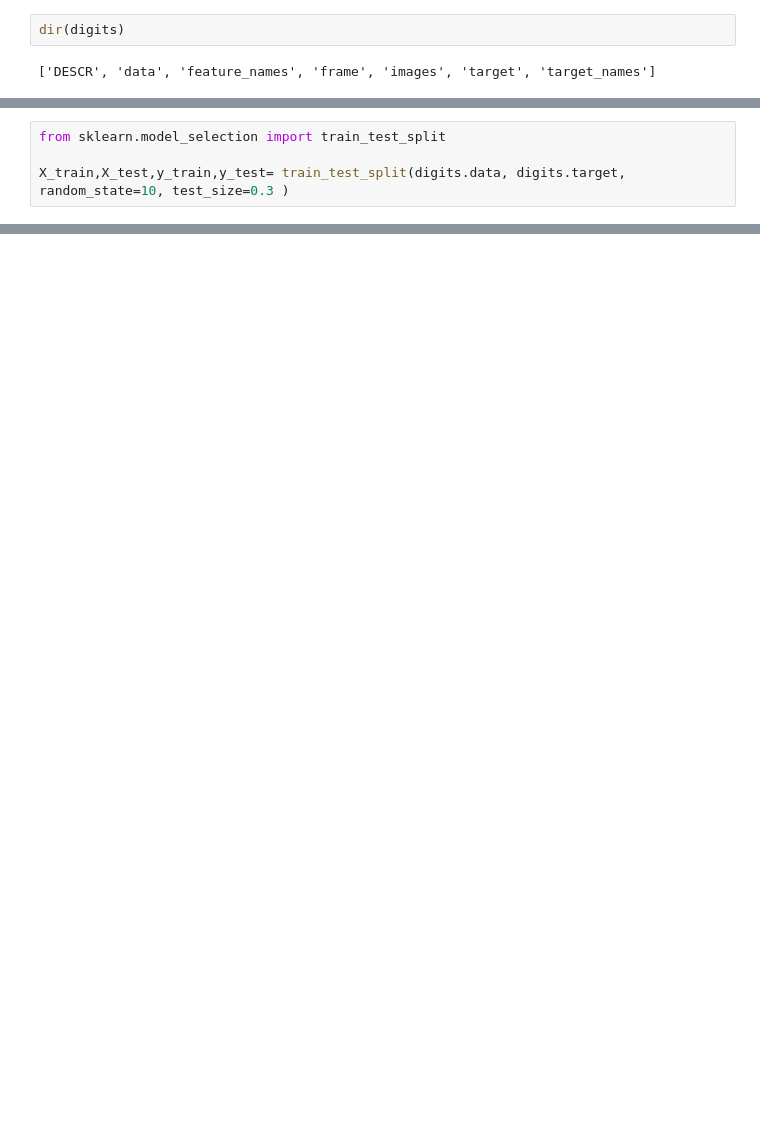
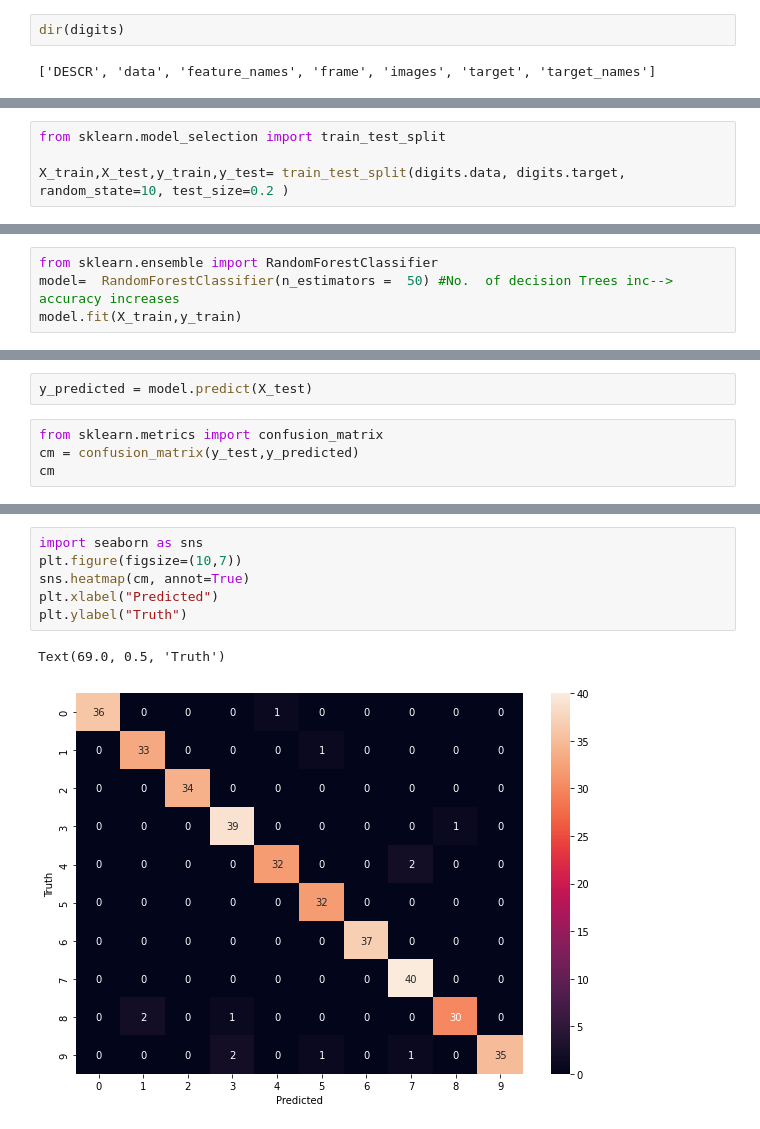
Before and after one commit to Harshita-Batra-1/Machine-Learning-projects, a Jupyter notebook: HandwrittenDigits.ipynb, the cells around one changed output, grey strips where cells are left out. Saved outputs shown, nothing was run; the diff lists cells and outputs as text; blank space fills up the shorter version.

Commit message:
Random Forest

```diff
--- a/HandwrittenDigits.ipynb
+++ b/HandwrittenDigits.ipynb
@@ -48,7 +58,7 @@ array([0, 1, 2])
 # %%
 from sklearn.model_selection import train_test_split
 
-X_train,X_test,y_train,y_test= train_test_split(digits.data, digits.target, random_state=10, test_size=0.3 )
+X_train,X_test,y_train,y_test= train_test_split(digits.data, digits.target, random_state=10, test_size=0.2 )
 # %%
 len(X_train)
 # %% [output]
@@ -62,0 +66,4 @@ LinearRegression()
+# %%
+from sklearn.ensemble import RandomForestClassifier
+model=  RandomForestClassifier(n_estimators =  50) #No.  of decision Trees inc--> accuracy increases
+model.fit(X_train,y_train)
@@ -83,0 +84,6 @@ array([2.49780299, 1.14179396, 2.0620021 , 2.97612728, 4.41864324])
+# %%
+y_predicted = model.predict(X_test)
+# %%
+from sklearn.metrics import confusion_matrix
+cm = confusion_matrix(y_test,y_predicted)
+cm
@@ -83,0 +101,9 @@ array([2.49780299, 1.14179396, 2.0620021 , 2.97612728, 4.41864324])
+# %%
+import seaborn as sns
+plt.figure(figsize=(10,7))
+sns.heatmap(cm, annot=True)
+plt.xlabel("Predicted")
+plt.ylabel("Truth")
+# %% [output]
+Text(69.0, 0.5, 'Truth')
+[figure, added]
```
Also changed, not shown: parts of 25 cells of this notebook.
